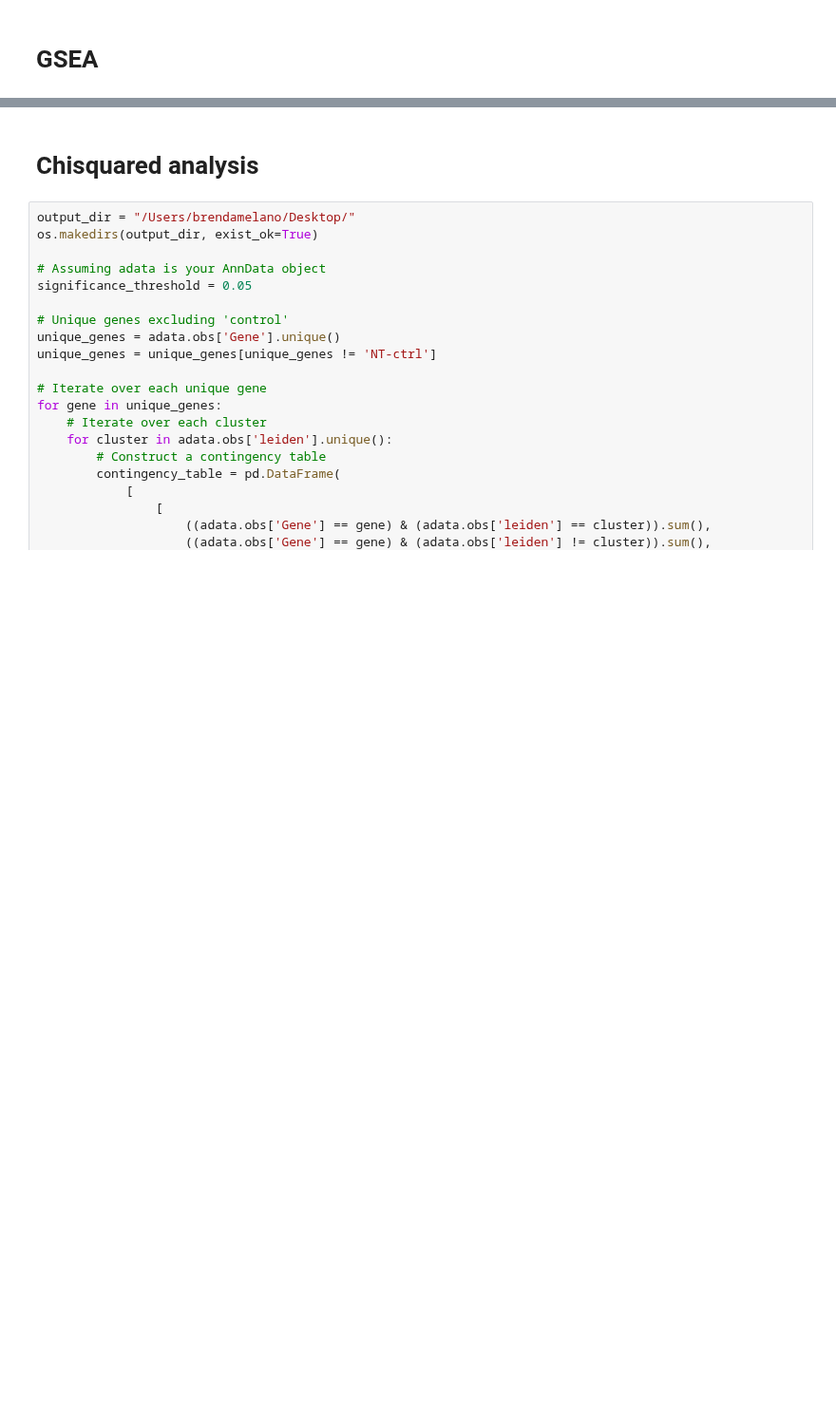
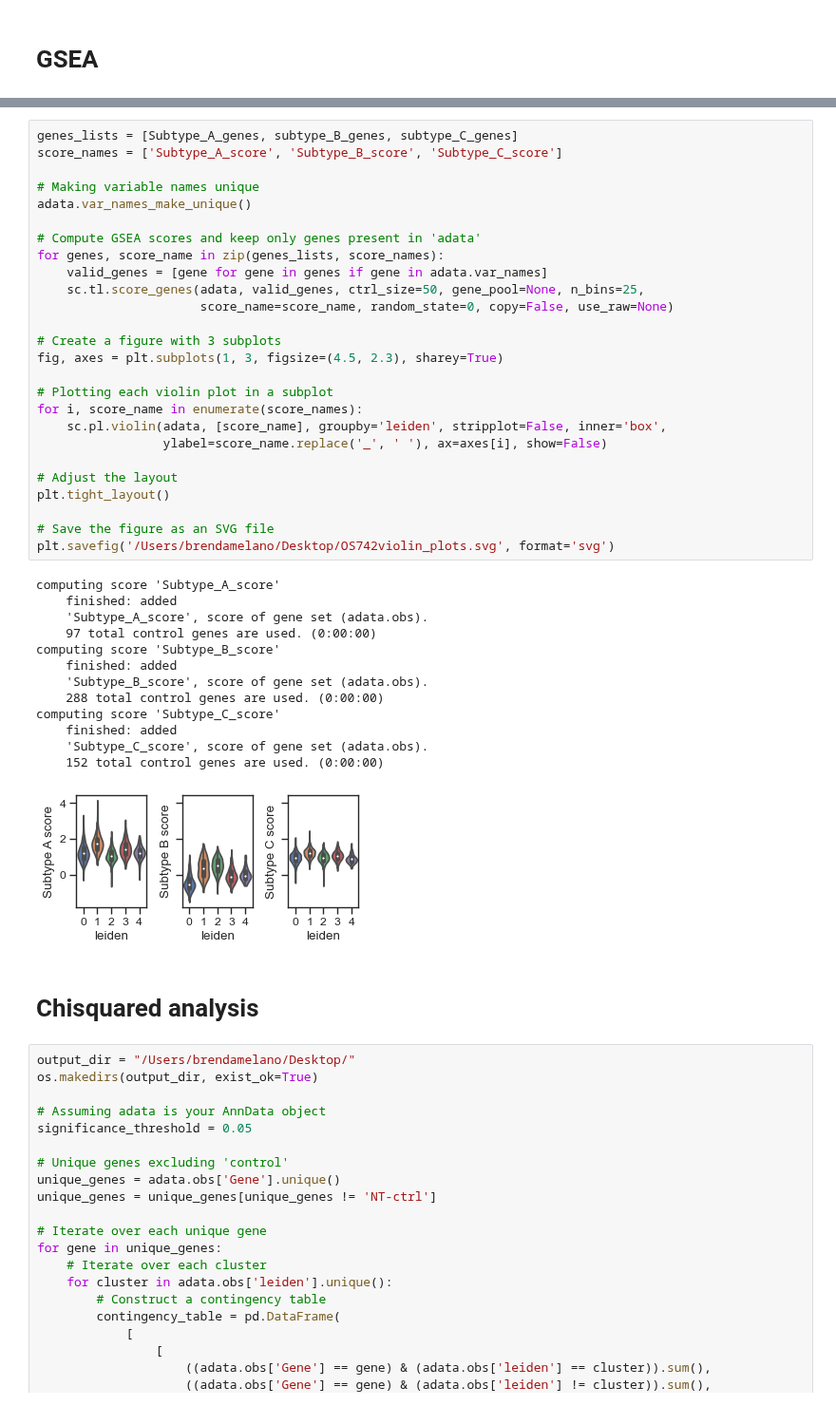
Before and after one commit to brendamelano/Reprogramming_Osteosarcoma, a Jupyter notebook: Perturb_seq_analysis/OS742_perturb_seq_analysis.ipynb, the cells around one changed output, grey strips where cells are left out. Shown at 95% size. Drawn from its saved outputs; the diff is of its cells as text; blank space fills up the shorter version.

```diff
--- a/Perturb_seq_analysis/OS742_perturb_seq_analysis.ipynb
+++ b/Perturb_seq_analysis/OS742_perturb_seq_analysis.ipynb
@@ -524,3 +430,43 @@ computing score 'Subtype_C_score'
+# %%
+genes_lists = [Subtype_A_genes, subtype_B_genes, subtype_C_genes]
+score_names = ['Subtype_A_score', 'Subtype_B_score', 'Subtype_C_score']
+
+# Making variable names unique
+adata.var_names_make_unique()
+
+# Compute GSEA scores and keep only genes present in 'adata'
+for genes, score_name in zip(genes_lists, score_names):
+    valid_genes = [gene for gene in genes if gene in adata.var_names]
+    sc.tl.score_genes(adata, valid_genes, ctrl_size=50, gene_pool=None, n_bins=25,
+                      score_name=score_name, random_state=0, copy=False, use_raw=None)
+
+# Create a figure with 3 subplots
+fig, axes = plt.subplots(1, 3, figsize=(4.5, 2.3), sharey=True)
+
+# Plotting each violin plot in a subplot
+for i, score_name in enumerate(score_names):
+    sc.pl.violin(adata, [score_name], groupby='leiden', stripplot=False, inner='box',
+                 ylabel=score_name.replace('_', ' '), ax=axes[i], show=False)
+
+# Adjust the layout
+plt.tight_layout()
+
+# Save the figure as an SVG file
+plt.savefig('/Users/brendamelano/Desktop/OS742violin_plots.svg', format='svg')
+# %% [output]
+computing score 'Subtype_A_score'
+    finished: added
+    'Subtype_A_score', score of gene set (adata.obs).
+    97 total control genes are used. (0:00:00)
+computing score 'Subtype_B_score'
+    finished: added
+    'Subtype_B_score', score of gene set (adata.obs).
+    288 total control genes are used. (0:00:00)
+computing score 'Subtype_C_score'
+    finished: added
+    'Subtype_C_score', score of gene set (adata.obs).
+    152 total control genes are used. (0:00:00)
+[figure, added]
 # %% [markdown]
 # Chisquared analysis
 # %%
```
Also changed, not shown: parts of 13 cells of this notebook.
